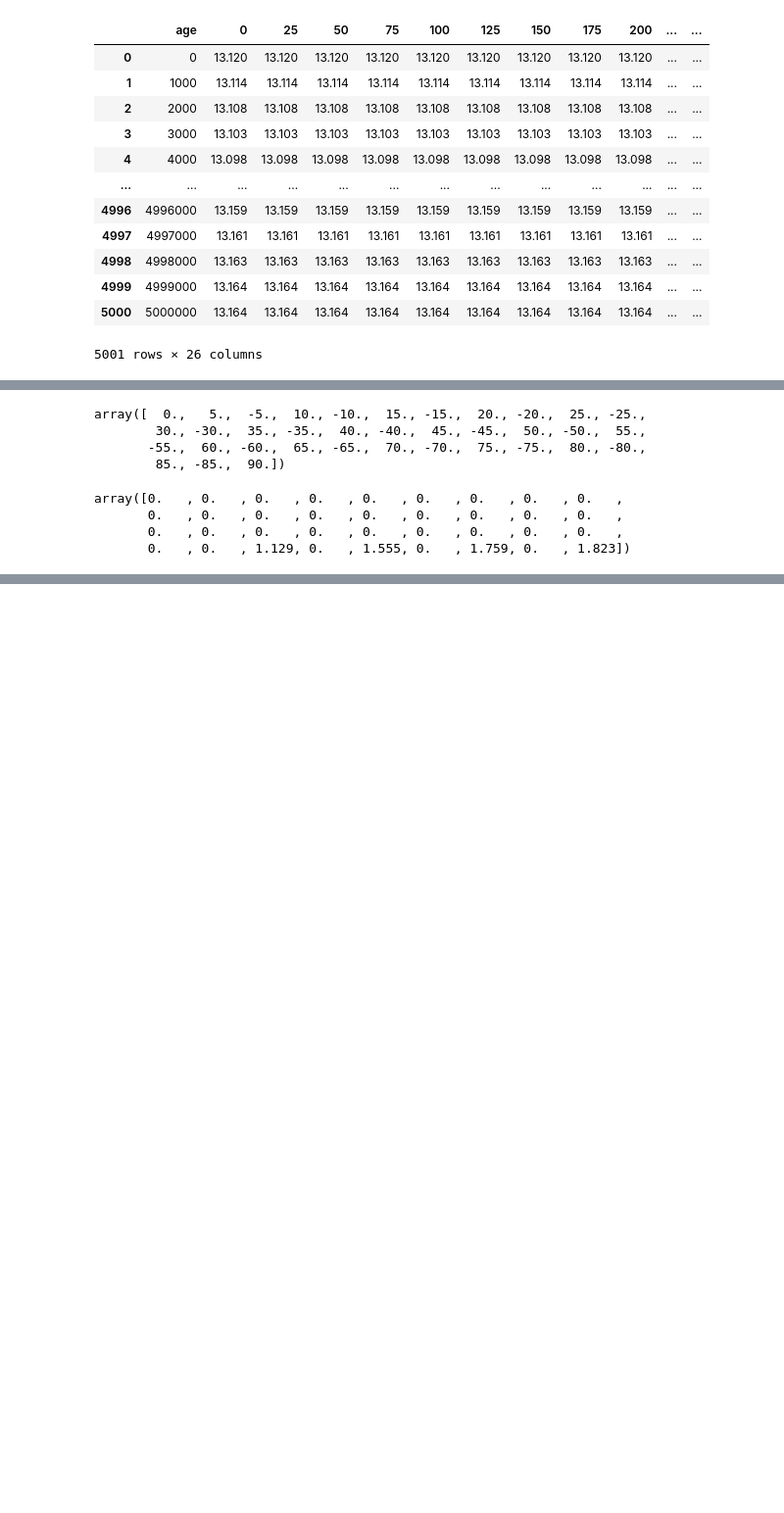
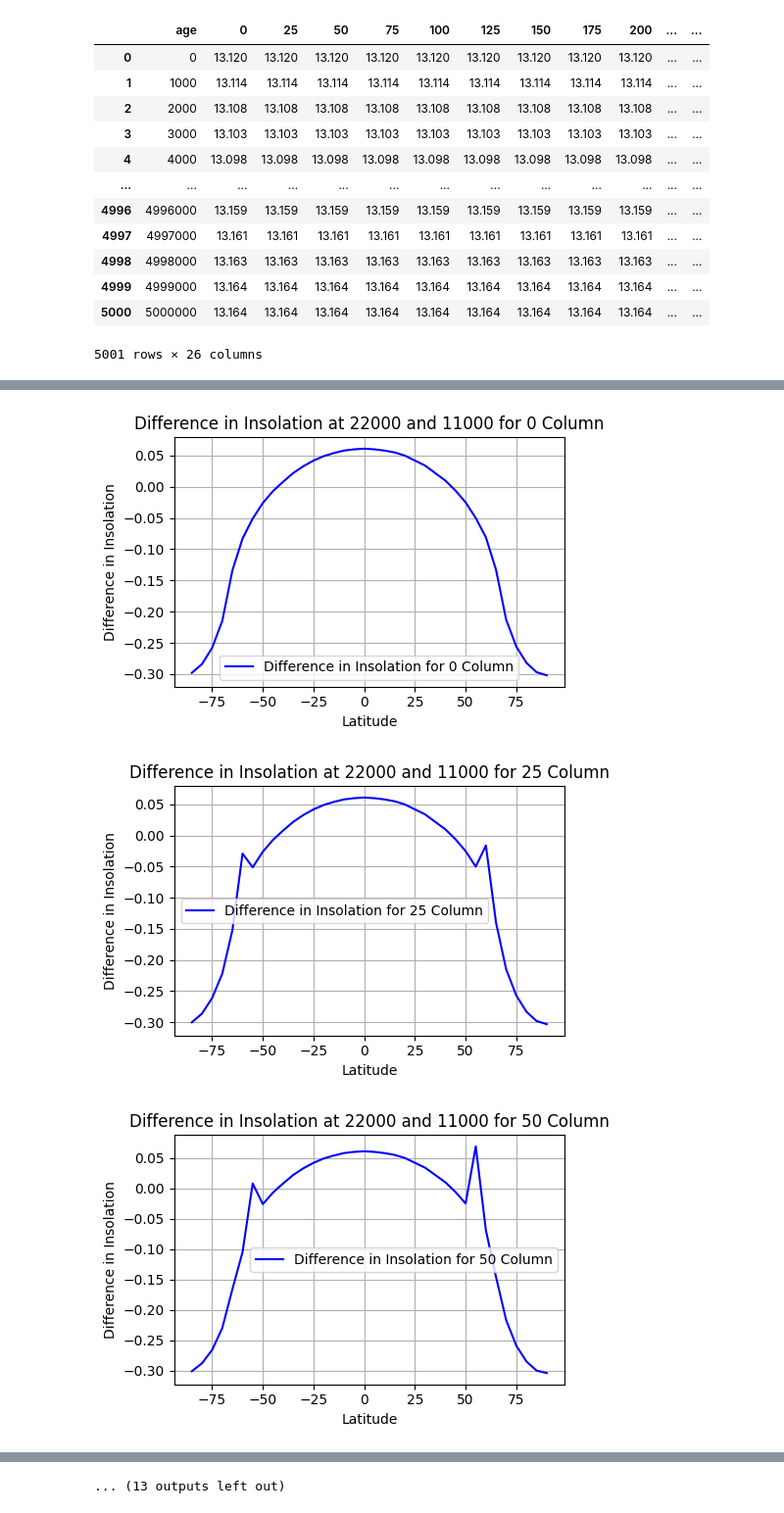
Before and after one commit to Peisong-Zheng/Last_deglaciation, a Jupyter notebook: Figure3_v2.ipynb, the cells around one changed output, grey strips where cells are left out. Shown at 98% size. Cells and saved outputs as stored; diff of their text form; code cells hidden in the pictures; blank space fills up the shorter version.

```diff
--- a/Figure3_v2.ipynb
+++ b/Figure3_v2.ipynb
@@ -112,14 +119,53 @@ plt.show()
-# %%
-latitudes
-# %% [output]
-array([  0.,   5.,  -5.,  10., -10.,  15., -15.,  20., -20.,  25., -25.,
-        30., -30.,  35., -35.,  40., -40.,  45., -45.,  50., -50.,  55.,
-       -55.,  60., -60.,  65., -65.,  70., -70.,  75., -75.,  80., -80.,
-        85., -85.,  90.])
-# %%
-differences
-# %% [output]
-array([0.   , 0.   , 0.   , 0.   , 0.   , 0.   , 0.   , 0.   , 0.   ,
-       0.   , 0.   , 0.   , 0.   , 0.   , 0.   , 0.   , 0.   , 0.   ,
-       0.   , 0.   , 0.   , 0.   , 0.   , 0.   , 0.   , 0.   , 0.   ,
-       0.   , 0.   , 1.129, 0.   , 1.555, 0.   , 1.759, 0.   , 1.823])
+# %%
+import numpy as np
+import matplotlib.pyplot as plt
+
+# Loop through columns in the df
+for column in df.columns:
+    if column != 'age':  # Exclude the age column
+
+        # Initialize an empty list to store latitude and difference values for each column
+        results = []
+
+        # Loop through the processed_dataframes dictionary to process each dataframe
+        for file, df in processed_dataframes.items():
+            # 1. Extract latitude
+            latitude = int(file.split('j_')[1].split('north')[0].split('south')[0])
+            # Assign negative value for southern hemisphere
+            if 'south' in file:
+                latitude = -latitude
+
+            # 2. Sample values and calculate difference
+            value_at_22000 = df[df['age'] == 22000][column].values[0]
+            value_at_11000 = df[df['age'] == 11000][column].values[0]
+            difference = value_at_22000 - value_at_11000
+
+            # Append the results to the list
+            results.append([latitude, difference])
+
+        # 3. Convert the list of results into an ndarray
+        results_array = np.array(results)
+
+        # Sort the results_array by latitude
+        results_array = results_array[results_array[:, 0].argsort()]
+
+        # Extracting latitude and difference values from the results_array
+        latitudes = results_array[:, 0]
+        differences = results_array[:, 1]
+
+        # Plotting the data
+        plt.figure(figsize=(5, 3.5))
+        plt.plot(latitudes, differences, '-', label=f'Difference in Insolation for {column} Column', color='blue')
+        plt.title(f'Difference in Insolation at 22000 and 11000 for {column} Column')
+        plt.xlabel('Latitude')
+        plt.ylabel('Difference in Insolation')
+        plt.legend()
+        plt.grid(True)
+        plt.tight_layout()
+
+        # Display the plot
+        plt.show()
+# %% [output]
+[figure, added]
+[figure, added]
+[figure, added]
@@ -125,0 +181 @@ array([0.   , 0.   , 0.   , 0.   , 0.   , 0.   , 0.   , 0.   , 0.   ,
+... (13 outputs left out)
```
Also changed, not shown: parts of 8 cells of this notebook, 17 other files.
